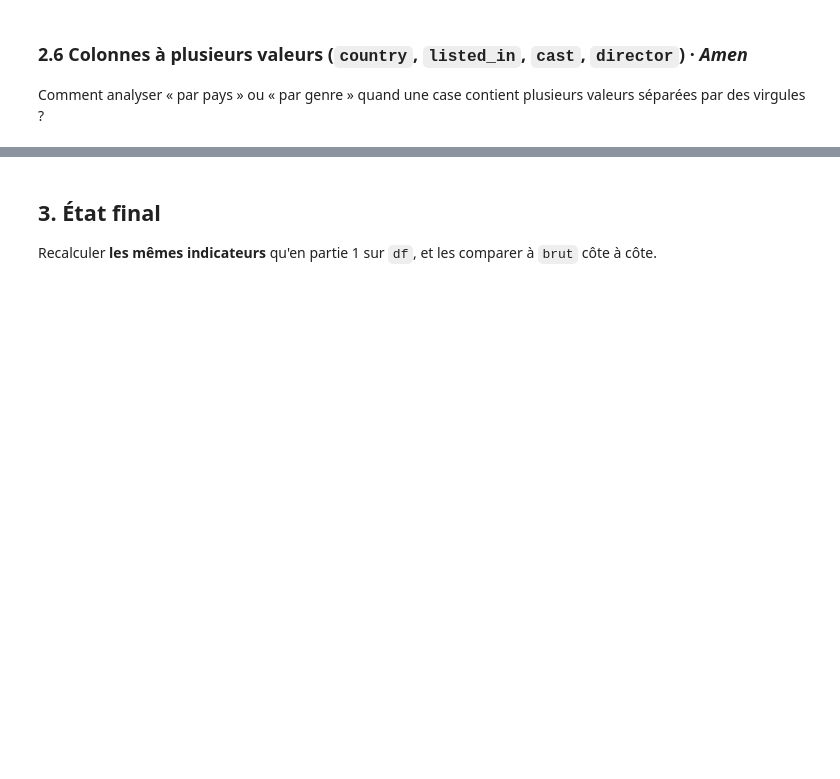
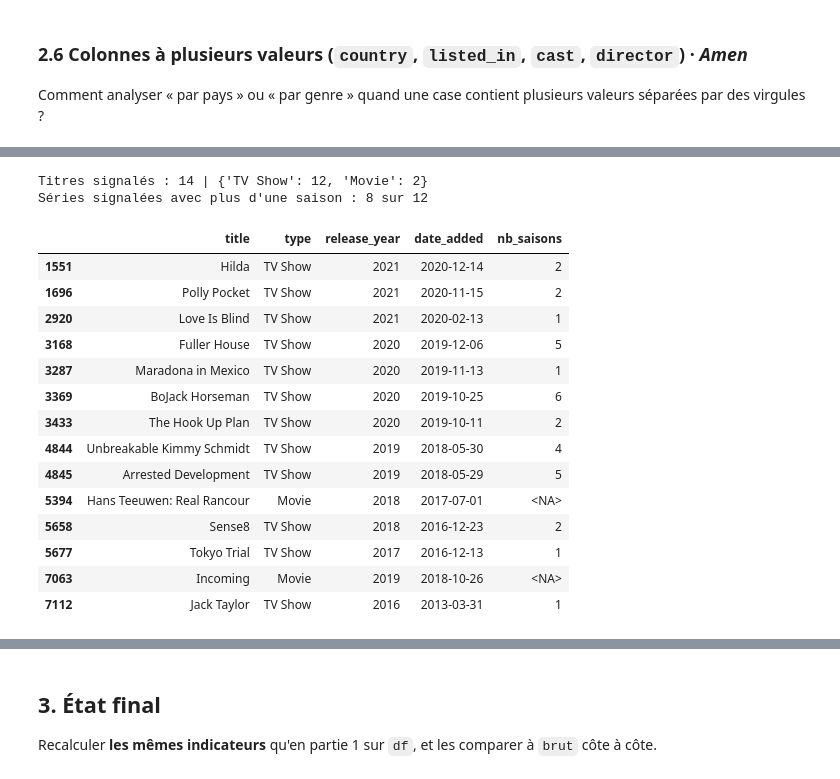
Before and after one commit to Omotolaaa7/ama-binome08-netflix, a Jupyter notebook: notebooks/nettoyage_netflix_binome08.ipynb, the cells around one changed output, grey strips where cells are left out. Drawn from its saved outputs; the diff is of its cells as text; code cells hidden in the pictures; blank space fills up the shorter version.

```diff
--- a/notebooks/nettoyage_netflix_binome08.ipynb
+++ b/notebooks/nettoyage_netflix_binome08.ipynb
@@ -568,0 +775,30 @@ Comment analyser « par pays » ou « par genre » quand une case contient plusi
+# %%
+# Titres ajoutés sur Netflix avant leur année de sortie : on les signale, on ne les corrige pas
+# (le fillna(False) sert aux 10 dates d'ajout vides, pour lesquelles la comparaison n'a pas de réponse)
+df["ajout_avant_sortie"] = (df["annee_ajout"] < df["release_year"]).fillna(False).astype(bool)
+signales = df[df["ajout_avant_sortie"]]
+print("Titres signalés :", len(signales), "|", signales["type"].value_counts().to_dict())
+
+# Notre hypothèse (1.4) : pour une série, release_year serait l'année de la dernière saison.
+# Si c'est vrai, ces séries doivent avoir plusieurs saisons
+series = signales[signales["type"] == "TV Show"]
+print(f"Séries signalées avec plus d'une saison : {int((series['nb_saisons'] > 1).sum())} sur {len(series)}")
+signales[["title", "type", "release_year", "date_added", "nb_saisons"]]
+# %% [output]
+Titres signalés : 14 | {'TV Show': 12, 'Movie': 2}
+Séries signalées avec plus d'une saison : 8 sur 12
+|  | title | type | release_year | date_added | nb_saisons |
+| 1551 | Hilda | TV Show | 2021 | 2020-12-14 | 2 |
+| 1696 | Polly Pocket | TV Show | 2021 | 2020-11-15 | 2 |
+| 2920 | Love Is Blind | TV Show | 2021 | 2020-02-13 | 1 |
+| 3168 | Fuller House | TV Show | 2020 | 2019-12-06 | 5 |
+| 3287 | Maradona in Mexico | TV Show | 2020 | 2019-11-13 | 1 |
+| 3369 | BoJack Horseman | TV Show | 2020 | 2019-10-25 | 6 |
+| 3433 | The Hook Up Plan | TV Show | 2020 | 2019-10-11 | 2 |
+| 4844 | Unbreakable Kimmy Schmidt | TV Show | 2019 | 2018-05-30 | 4 |
+| 4845 | Arrested Development | TV Show | 2019 | 2018-05-29 | 5 |
+| 5394 | Hans Teeuwen: Real Rancour | Movie | 2018 | 2017-07-01 | <NA> |
+| 5658 | Sense8 | TV Show | 2018 | 2016-12-23 | 2 |
+| 5677 | Tokyo Trial | TV Show | 2017 | 2016-12-13 | 1 |
+| 7063 | Incoming | Movie | 2019 | 2018-10-26 | <NA> |
+| 7112 | Jack Taylor | TV Show | 2016 | 2013-03-31 | 1 |
```
Also changed, not shown: parts of 25 cells of this notebook, 3 other files.
